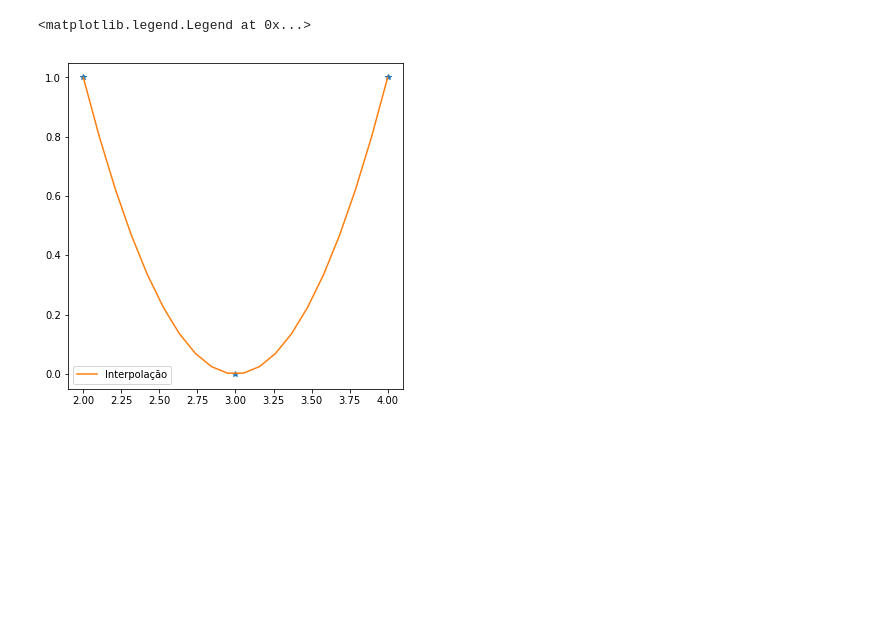
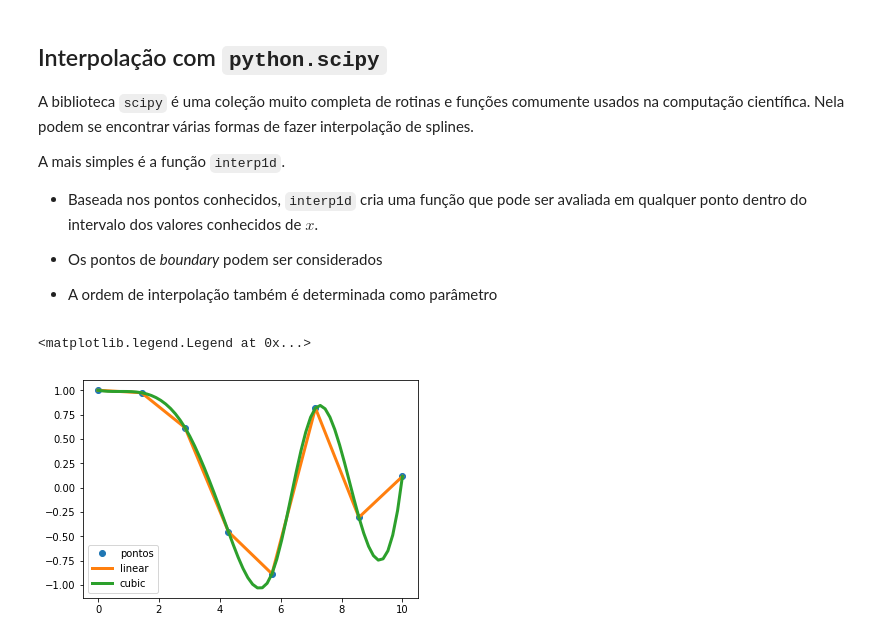
Before and after one commit to tavo-buk/icfis, a Jupyter notebook: 09b-cubic_splines.ipynb, the cells around one changed output. Drawn from its saved outputs; the diff is of its cells as text; code cells hidden in the pictures; blank space fills up the shorter version.

```diff
--- a/09b-cubic_splines.ipynb
+++ b/09b-cubic_splines.ipynb
@@ -273 +125,13 @@ y1 = splintpy(xis,y,y2,x1)
+# %% [markdown]
+## Interpolação com `python.scipy`
+
+A biblioteca `scipy` é uma coleção muito completa de rotinas e funções comumente usados na computação científica. Nela podem se encontrar várias formas de fazer interpolação de splines.
+
+A mais simples é a função `interp1d`.
+
+* Baseada nos pontos conhecidos, `interp1d`  cria uma função que pode ser avaliada em qualquer ponto dentro do intervalo dos valores conhecidos de $x$.
+
+* Os pontos de *boundary* podem ser considerados
+
+* A ordem de interpolação também é determinada como parâmetro
 # %%
@@ -275,10 +141,23 @@ import matplotlib.pylab as plt
 %matplotlib inline
-# %%
-fig, ax = plt.subplots()
-fig.set_size_inches(6,6)          # Make graph square
-plt.plot(xis,y,'*')
-plt.plot(x1,y1,label='Interpolação')
-plt.legend()
-# %% [output]
-<matplotlib.legend.Legend at 0x...>
-[figure, removed]
+# %%
+# definimos os pontos
+x = np.linspace(0, 10, num=8, endpoint=True)
+y = np.cos(-x**2/9.0)
+
+# Generamos a função para interpolação com splines lineares
+f1 = interp1d(x, y)
+f3 = interp1d(x, y, kind='cubic')
+# %%
+# vamos determinar valores de x no mesmo intervalo, porem em
+# pontos intermediarios
+
+xnovo = np.linspace(0,10,64)
+
+# Agora podemos graficar
+plt.plot(x,y,'o', label='pontos')
+plt.plot(xnovo,f1(xnovo),label='linear',lw=3)
+plt.plot(xnovo,f3(xnovo),label='cubic',lw=3)
+plt.legend(loc=3)
+# %% [output]
+<matplotlib.legend.Legend at 0x...>
+[figure, added]
```
Also changed, not shown: parts of 18 cells of this notebook, 1 other file.
